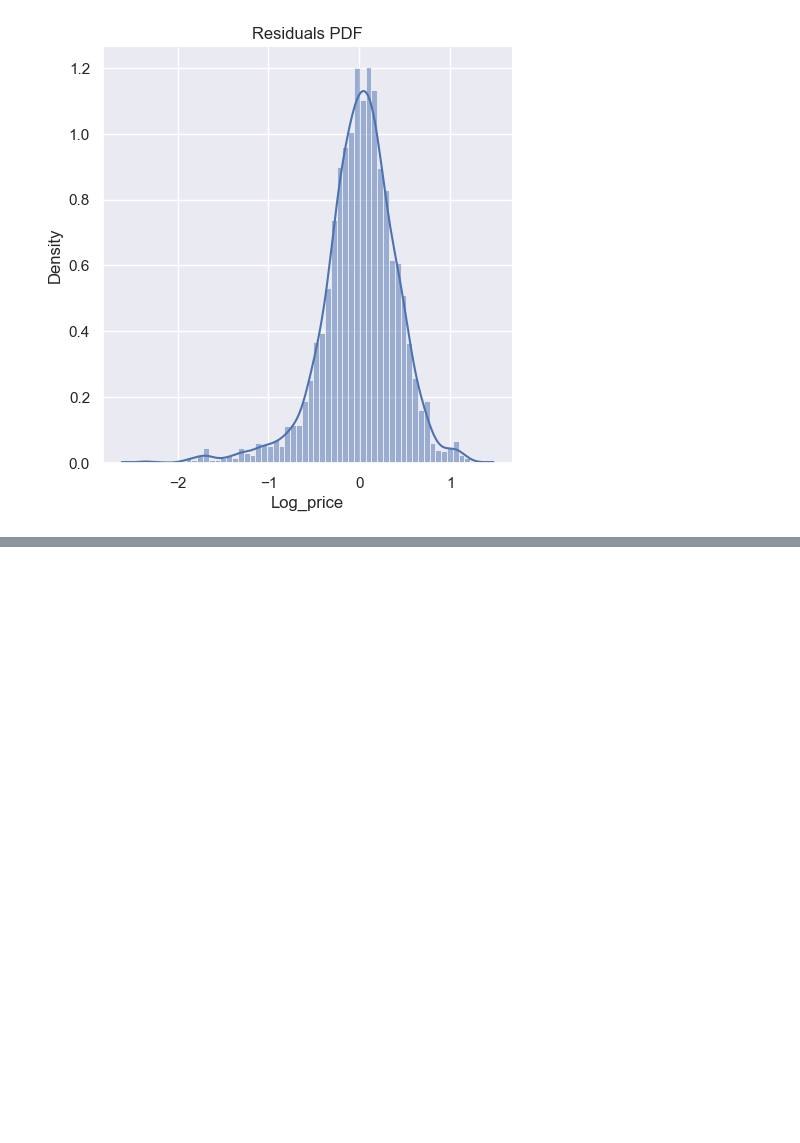
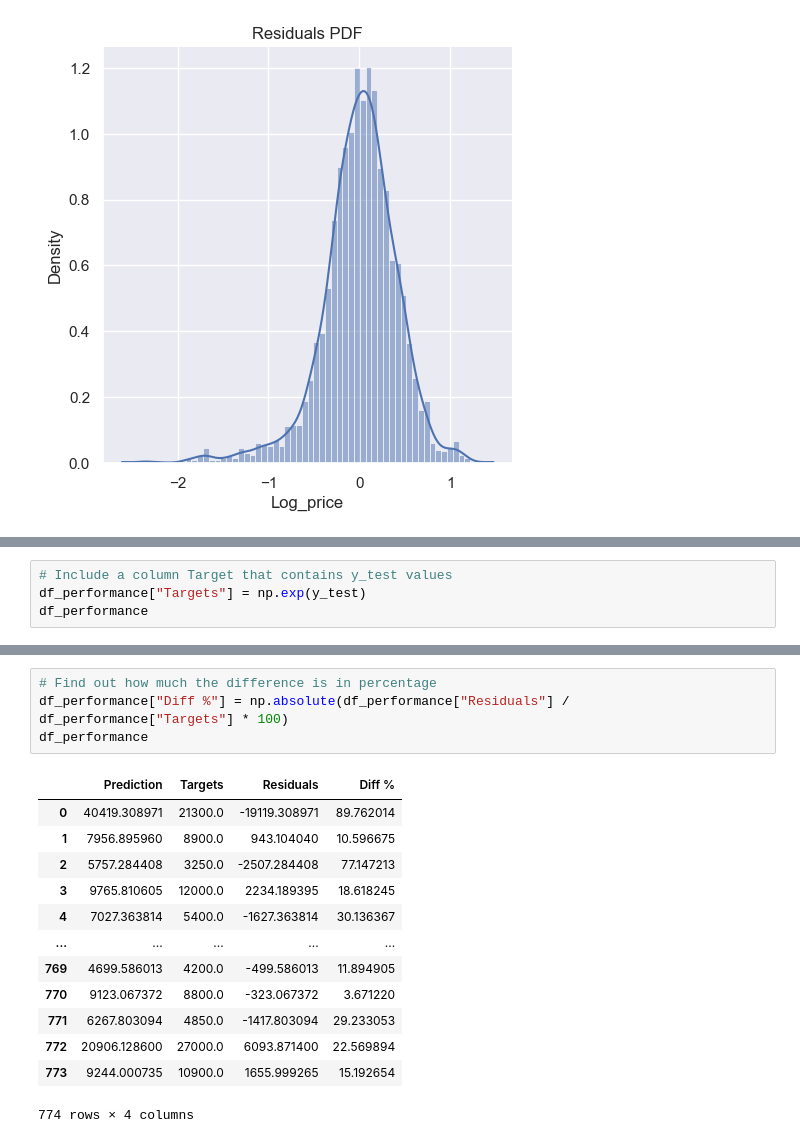
Before and after one commit to tanjatom/MachineLearning, a Jupyter notebook: Regression/predicting_car_prices.ipynb, the cells around one changed output, grey strips where cells are left out. Saved outputs shown, nothing was run; the diff lists cells and outputs as text; blank space fills up the shorter version.

```diff
--- a/Regression/predicting_car_prices.ipynb
+++ b/Regression/predicting_car_prices.ipynb
@@ -574,0 +587,4 @@ plt.show()
+# %%
+# Include a column Target that contains y_test values
+df_performance["Targets"] = np.exp(y_test)
+df_performance
@@ -574,0 +659,18 @@ plt.show()
+# %%
+# Find out how much the difference is in percentage
+df_performance["Diff %"] = np.absolute(df_performance["Residuals"] / df_performance["Targets"] * 100)
+df_performance
+# %% [output]
+|  | Prediction | Targets | Residuals | Diff % |
+| 0 | 40419.308971 | 21300.0 | -19119.308971 | 89.762014 |
+| 1 | 7956.895960 | 8900.0 | 943.104040 | 10.596675 |
+| 2 | 5757.284408 | 3250.0 | -2507.284408 | 77.147213 |
+| 3 | 9765.810605 | 12000.0 | 2234.189395 | 18.618245 |
+| 4 | 7027.363814 | 5400.0 | -1627.363814 | 30.136367 |
+| ... | ... | ... | ... | ... |
+| 769 | 4699.586013 | 4200.0 | -499.586013 | 11.894905 |
+| 770 | 9123.067372 | 8800.0 | -323.067372 | 3.671220 |
+| 771 | 6267.803094 | 4850.0 | -1417.803094 | 29.233053 |
+| 772 | 20906.128600 | 27000.0 | 6093.871400 | 22.569894 |
+| 773 | 9244.000735 | 10900.0 | 1655.999265 | 15.192654 |
+774 rows × 4 columns
```
Also changed, not shown: parts of 37 cells of this notebook.
